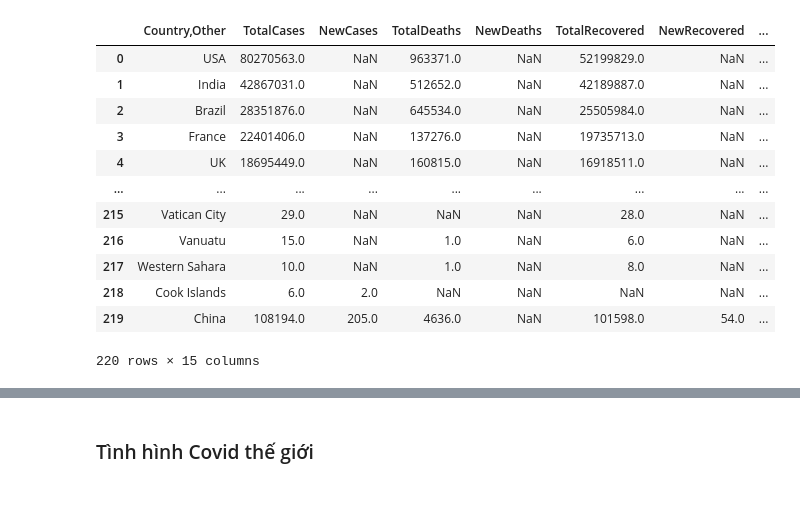
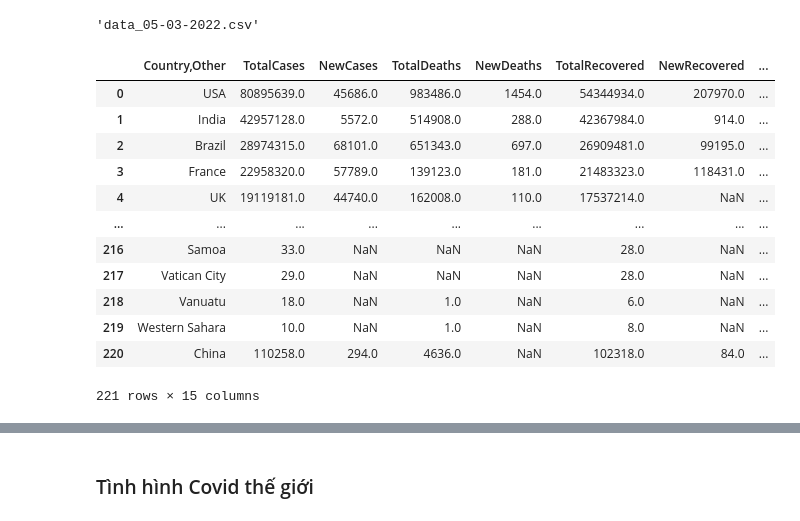
Before and after one commit to trinhhinh729/Lab1---DataVisualization, a Jupyter notebook: Analysis&Visualization.ipynb, the cells around one changed output, grey strips where cells are left out. Saved outputs shown, nothing was run; the diff lists cells and outputs as text; code cells hidden in the pictures.

```diff
--- a/Analysis&Visualization.ipynb
+++ b/Analysis&Visualization.ipynb
@@ -6,20 +8,29 @@ import plotly.express as px
+# %%
+files = os.listdir('./')
+for file in files:
+    if file.endswith(".csv"):
+        file_name = file
+
+file_name
+# %% [output]
+'data_05-03-2022.csv'
 # %%
-df = pd.read_csv(r'./data.csv')
+df = pd.read_csv(file_name)
 df
 # %% [output]
 |  | Country,Other | TotalCases | NewCases | TotalDeaths | NewDeaths | TotalRecovered | NewRecovered | ... |
-| 0 | USA | 80270563.0 | NaN | 963371.0 | NaN | 52199829.0 | NaN | ... |
-| 1 | India | 42867031.0 | NaN | 512652.0 | NaN | 42189887.0 | NaN | ... |
-| 2 | Brazil | 28351876.0 | NaN | 645534.0 | NaN | 25505984.0 | NaN | ... |
-| 3 | France | 22401406.0 | NaN | 137276.0 | NaN | 19735713.0 | NaN | ... |
-| 4 | UK | 18695449.0 | NaN | 160815.0 | NaN | 16918511.0 | NaN | ... |
+| 0 | USA | 80895639.0 | 45686.0 | 983486.0 | 1454.0 | 54344934.0 | 207970.0 | ... |
+| 1 | India | 42957128.0 | 5572.0 | 514908.0 | 288.0 | 42367984.0 | 914.0 | ... |
+| 2 | Brazil | 28974315.0 | 68101.0 | 651343.0 | 697.0 | 26909481.0 | 99195.0 | ... |
+| 3 | France | 22958320.0 | 57789.0 | 139123.0 | 181.0 | 21483323.0 | 118431.0 | ... |
+| 4 | UK | 19119181.0 | 44740.0 | 162008.0 | 110.0 | 17537214.0 | NaN | ... |
 | ... | ... | ... | ... | ... | ... | ... | ... | ... |
-| 215 | Vatican City | 29.0 | NaN | NaN | NaN | 28.0 | NaN | ... |
-| 216 | Vanuatu | 15.0 | NaN | 1.0 | NaN | 6.0 | NaN | ... |
-| 217 | Western Sahara | 10.0 | NaN | 1.0 | NaN | 8.0 | NaN | ... |
-| 218 | Cook Islands | 6.0 | 2.0 | NaN | NaN | NaN | NaN | ... |
-| 219 | China | 108194.0 | 205.0 | 4636.0 | NaN | 101598.0 | 54.0 | ... |
+| 216 | Samoa | 33.0 | NaN | NaN | NaN | 28.0 | NaN | ... |
+| 217 | Vatican City | 29.0 | NaN | NaN | NaN | 28.0 | NaN | ... |
+| 218 | Vanuatu | 18.0 | NaN | 1.0 | NaN | 6.0 | NaN | ... |
+| 219 | Western Sahara | 10.0 | NaN | 1.0 | NaN | 8.0 | NaN | ... |
+| 220 | China | 110258.0 | 294.0 | 4636.0 | NaN | 102318.0 | 84.0 | ... |
-220 rows × 15 columns
+221 rows × 15 columns
 # %%
 df.describe()
 # %% [output]
```
Also changed, not shown: parts of 9 cells of this notebook, 3 other files.
